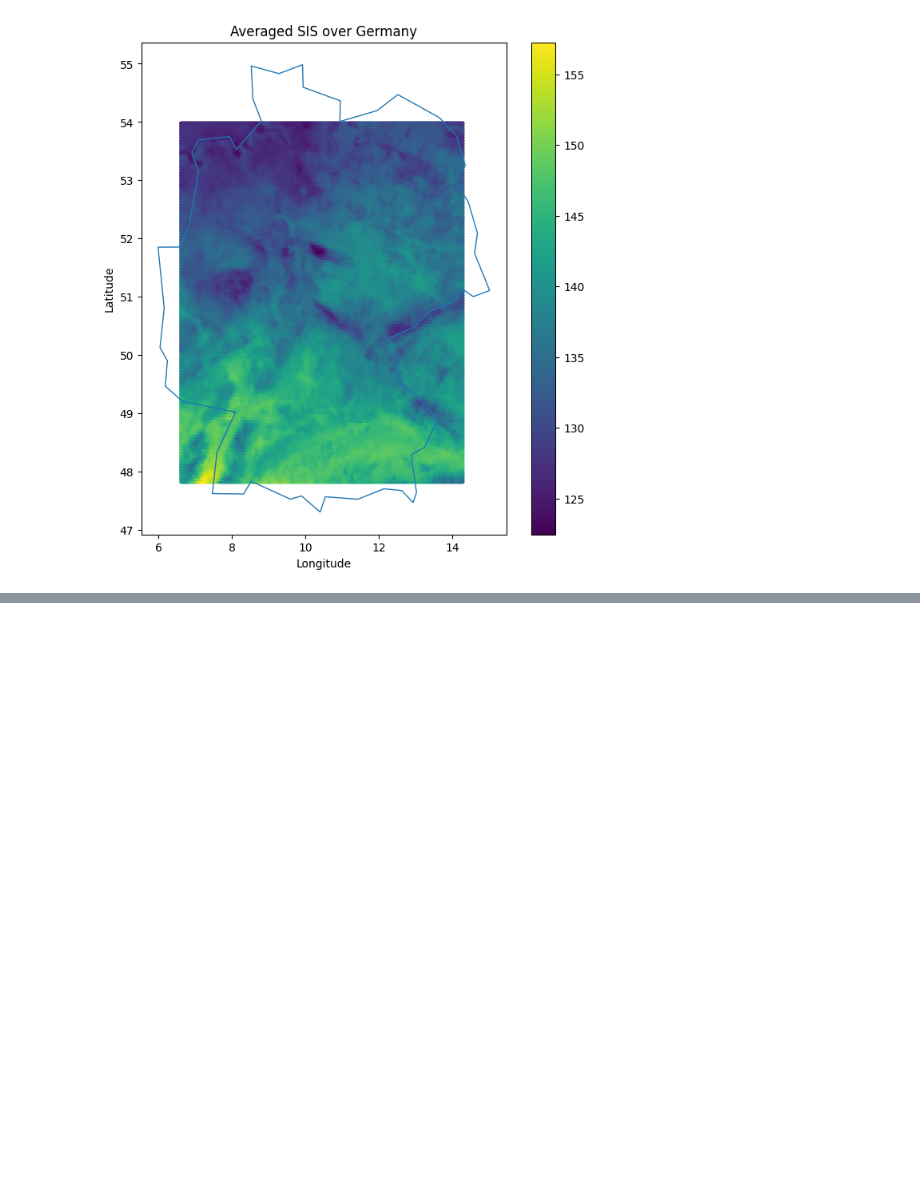
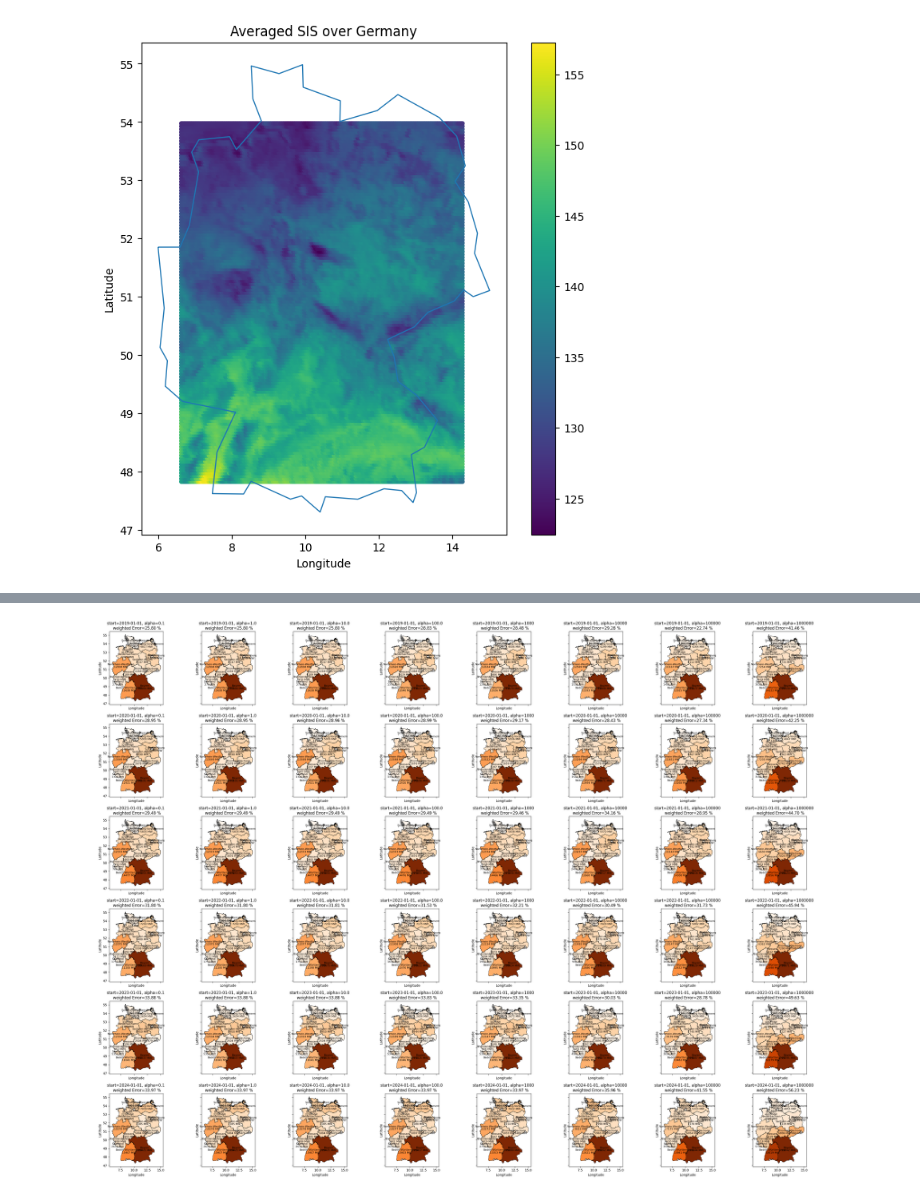
Before and after one commit to EdemDenkey/MEC_51057_EP_Energy_Germany, a Jupyter notebook: jan.ipynb, the cells around one changed output, grey strips where cells are left out. Drawn from its saved outputs; the diff is of its cells as text; code cells hidden in the pictures; blank space fills up the shorter version.

```diff
--- a/jan.ipynb
+++ b/jan.ipynb
@@ -65,0 +68,3 @@ plt.show()
+# %%
+total_pv_MW = 99196 #taken out of the image as the sum of the production of all states
+# This is the only information we use out of this image to have a more attractive visualization later on
@@ -66,9 +73,15 @@ plt.show()
 # %%
-# You can adapt the values in this cell
+alphas_to_test = [0.1, 1.0, 10.0, 100.0, 1000, 10000, 100000, 1000000]
 
-start_date = "2019-01-01"
+start_dates_to_test = [
+    "2019-01-01",
+    "2020-01-01",
+    "2021-01-01",
+    "2022-01-01",
+    "2023-01-01",
+    "2024-01-01",
+]
+
+# End date must not be modified
 end_date   = "2024-12-31"
-
-# geschätzte installierte PV-Leistung in DE (anpassen!)
-total_pv_MW = 99000
 # %%
@@ -166,0 +326,44 @@ plt.show()
+# %%
+n_rows = len(start_dates_to_test)
+n_cols = len(alphas_to_test)
+
+fig, axes = plt.subplots(n_rows, n_cols, figsize=(4 * n_cols, 4 * n_rows), sharex=True, sharey=True)
+
+for i, start_date in enumerate(start_dates_to_test):
+    mask_final = (dates_all >= start_date) & (dates_all <= end_date)
+    X_df = X_df_all.loc[mask_final].copy()
+    y_df = y_df_all.loc[mask_final]
+
+    for j, alpha in enumerate(alphas_to_test):
+        X = X_df.to_numpy()
+        y = y_df.to_numpy()
+
+        model = Ridge(alpha=alpha, fit_intercept=True, positive=True, solver="lbfgs")
+        model.fit(X, y)
+
+        weights = model.coef_
+        states_list = list(X_df.columns)
+
+        weights_states = pd.DataFrame({"state": states_list, "weight": weights})
+        weights_states["rel_proportion"] = weights_states["weight"] / weights_states["weight"].sum()
+        weights_states["pv_MW_estimated"] = weights_states["rel_proportion"] * total_pv_MW
+
+        states_weights = states.merge(weights_states, left_on="name", right_on="state", how="left")
+
+        area_MAE_MW, area_PCT = compute_errors(states_weights)
+
+        ax = axes[i, j]
+        states_weights.plot(ax=ax, column="pv_MW_estimated", cmap="Oranges", legend=False, edgecolor="black", linewidth=0.5)
+
+        ax.set_title(f"start={start_date}, alpha={alpha} \n weighted Error={area_PCT:.2f} %")
+        ax.set_xlabel("Longitude")
+        ax.set_ylabel("Latitude")
+
+        for _, row in states_weights.iterrows():
+            x, y = row["geometry"].representative_point().coords[0]
+            ax.text(x, y, f'{row["name"]}\n{row["pv_MW_estimated"]:.0f} MW', ha="center", va="center", fontsize=8)
+
+plt.tight_layout()
+plt.show()
+# %% [output]
+[figure, added]
```
Also changed, not shown: parts of 15 cells of this notebook, 1 other file.
